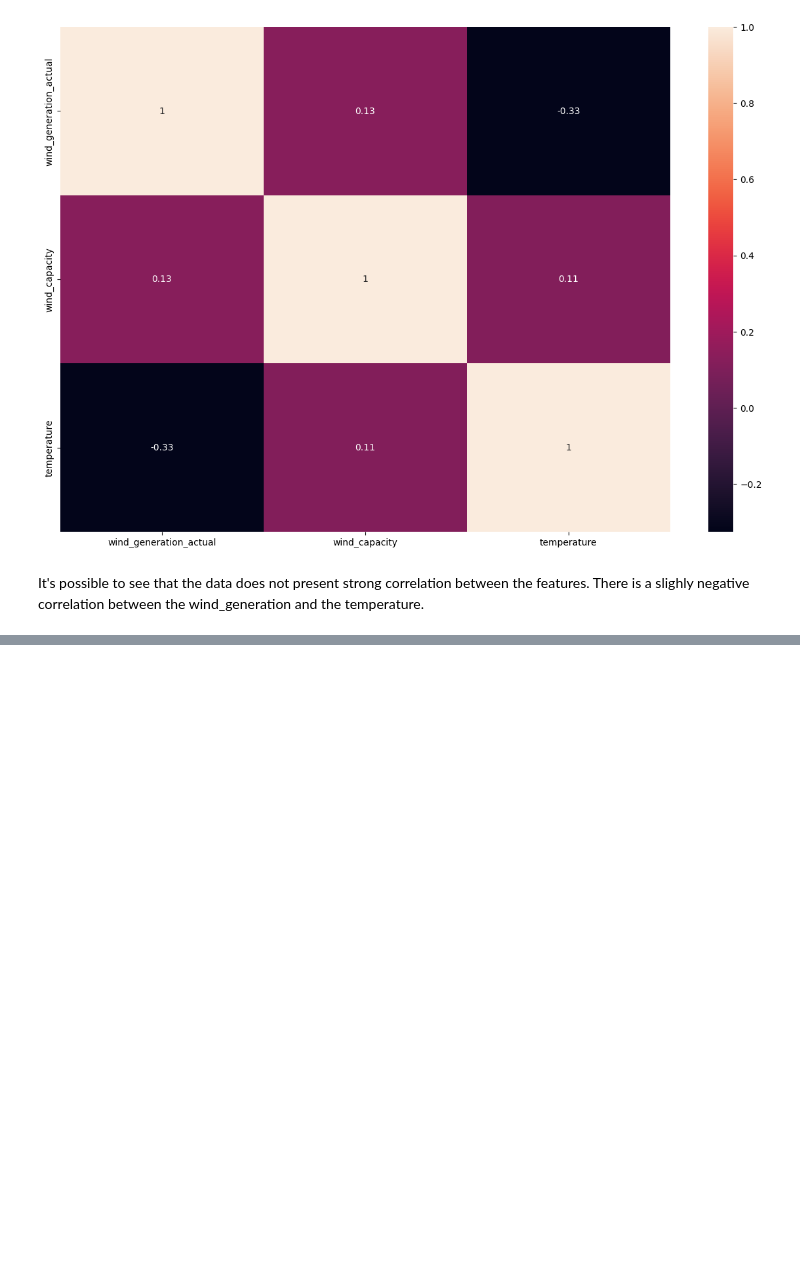
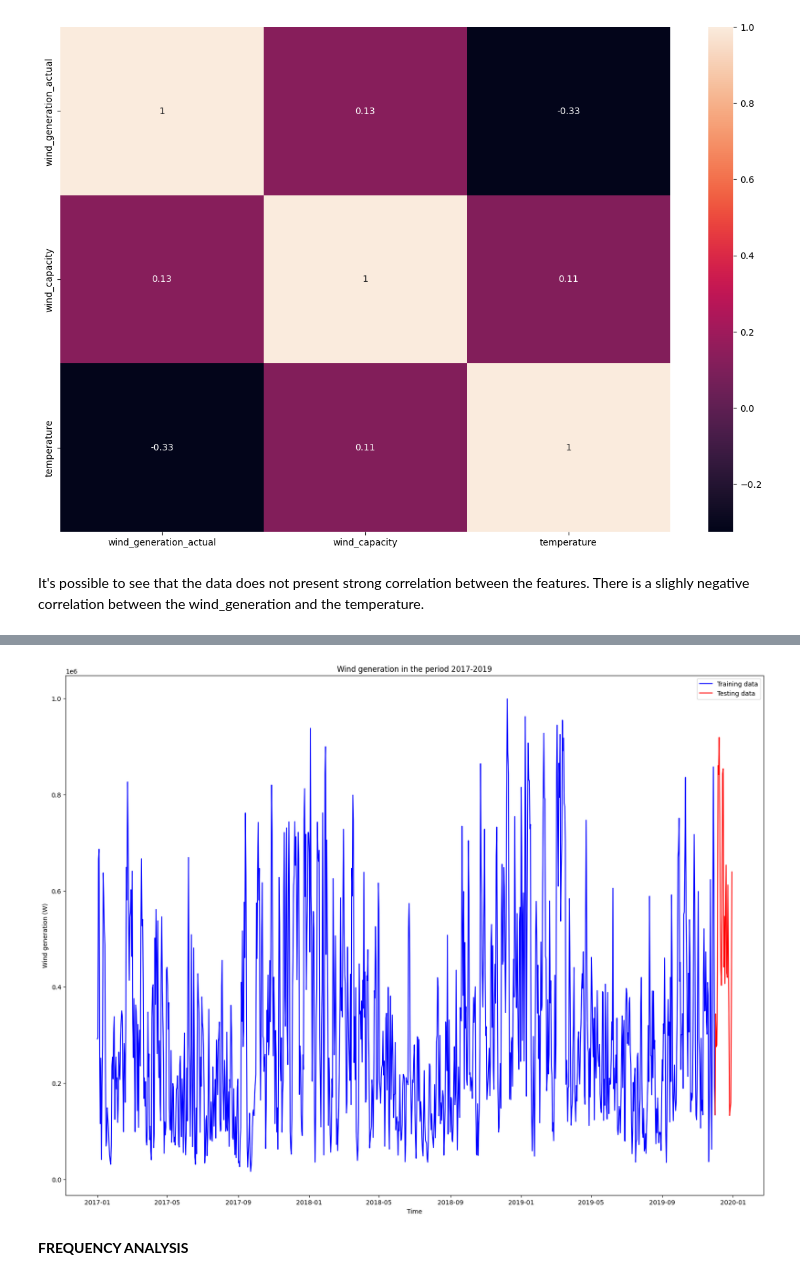
Before and after one commit to IsabellaPodavini/Statistical_Models, a Jupyter notebook: project.ipynb, the cells around one changed output, grey strips where cells are left out. Cells and saved outputs as stored; diff of their text form; code cells hidden in the pictures; blank space fills up the shorter version.

```diff
--- a/project.ipynb
+++ b/project.ipynb
@@ -13,9 +13,9 @@ import seaborn as sns
 # %% [markdown]
 Convert the dataset into a pandas dataframe. The column utc_timestamp will be the index of the dataframe I'm going to use.
 # %%
-wind_enenrgy = pd.read_csv('WindEnergy.csv', sep=',', parse_dates=['utc_timestamp'], index_col='utc_timestamp')
-wind_enenrgy = wind_enenrgy.asfreq('d')
-wind_enenrgy
+wind_energy = pd.read_csv('WindEnergy.csv', sep=',', parse_dates=['utc_timestamp'], index_col='utc_timestamp')
+wind_energy = wind_energy.asfreq('d')
+wind_energy
 # %% [output]
 |  | wind_generation_actual | wind_capacity | temperature |
 | utc_timestamp |  |  |  |
@@ -188,0 +193,10 @@ It's possible to see that the data does not present strong correlation between t
+# %%
+#Splitting the data in the train and test set. The month of december 2019 is going to be out test set.
+train_data = wind_energy[:'2019-12-01']
+test_data = wind_energy['2019-12-01':]
+wind_generation_train = wind_energy['wind_generation_actual'][:'2019-12-01']
+wind_generation_test = wind_energy['wind_generation_actual']['2019-12-01':]
+
+print('Shape of the splotted dataset: ', '\nTrain: ', wind_generation_train.shape, '\nTest: ', wind_generation_test.shape)
+print(wind_generation_train.head())
+print(wind_generation_test.head())
@@ -188,0 +221,14 @@ It's possible to see that the data does not present strong correlation between t
+# %%
+#Replot of the data we are intersted in forecasting.
+plt.figure(figsize=(20,15))
+plt.plot(train_data['wind_generation_actual'], color = 'blue', label='Training data')
+plt.plot(test_data['wind_generation_actual'], color = 'red', label='Testing data')
+plt.ylabel("Wind generation (W)")
+plt.xlabel('Time')
+plt.title("Wind generation in the period 2017-2019")
+plt.legend()
+plt.show()
+# %% [output]
+[figure, added]
+# %% [markdown]
+**FREQUENCY ANALYSIS**
```
Also changed, not shown: parts of 13 cells of this notebook.
